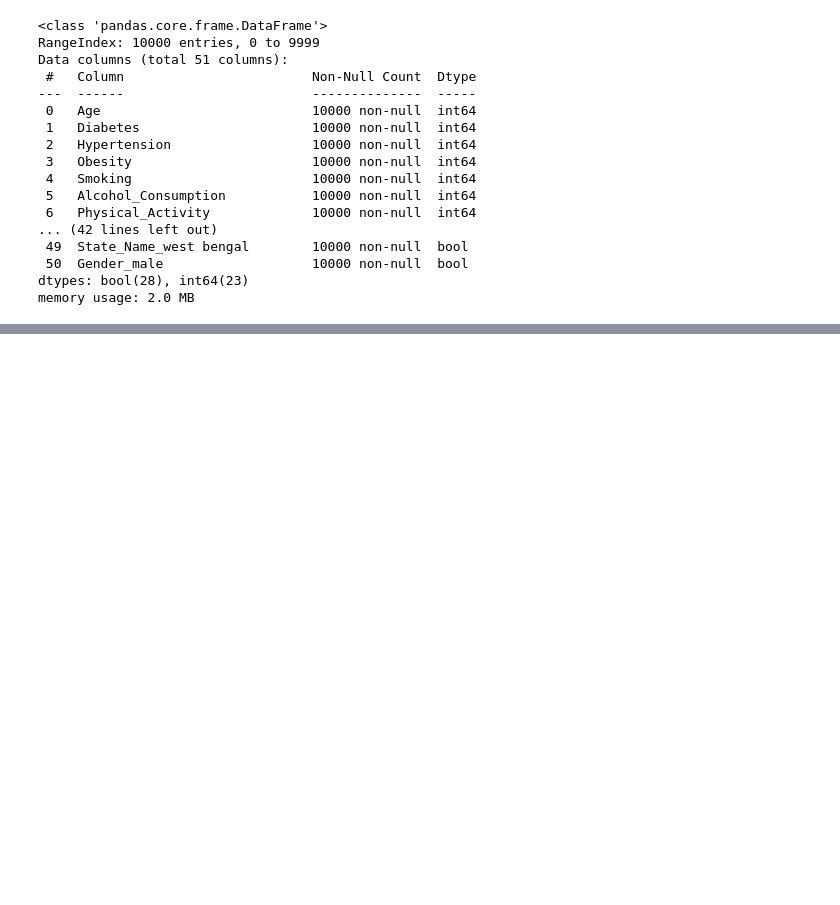
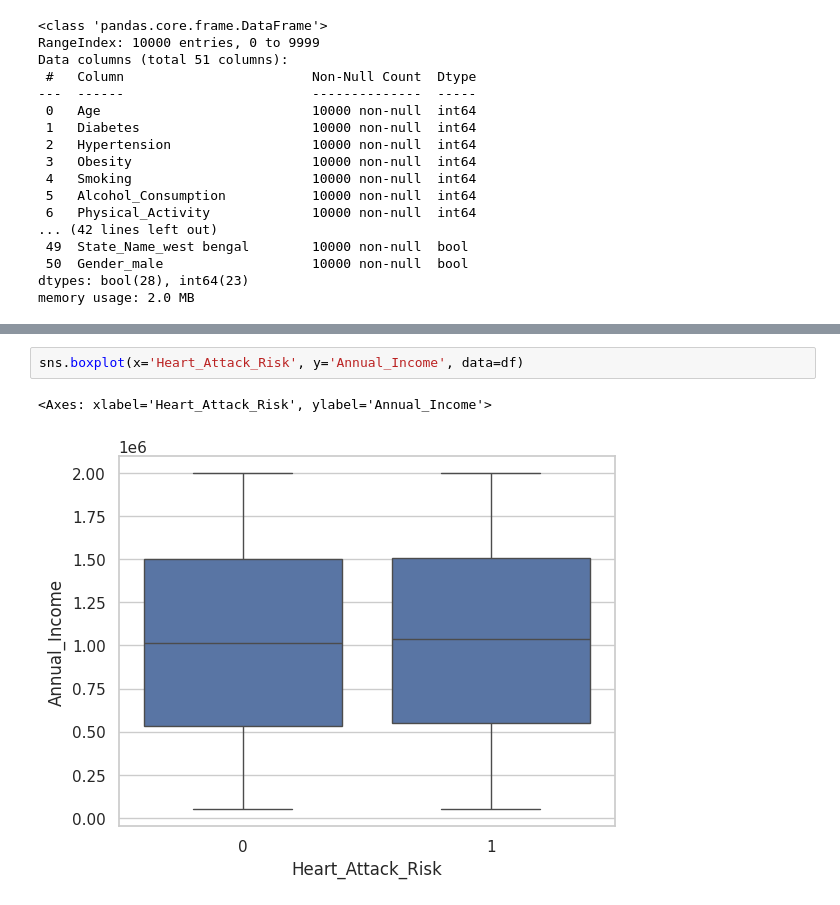
Before and after one commit to sumedh019/Cardio-Risk-Analysis, a Jupyter notebook: Cardio_Risk_Analysis.ipynb, the cells around one changed output, grey strips where cells are left out. Cells and saved outputs as stored; diff of their text form; blank space fills up the shorter version.

```diff
--- a/Cardio_Risk_Analysis.ipynb
+++ b/Cardio_Risk_Analysis.ipynb
@@ -171,0 +229,5 @@ memory usage: 2.0 MB
+# %%
+sns.boxplot(x='Heart_Attack_Risk', y='Annual_Income', data=df)
+# %% [output]
+<Axes: xlabel='Heart_Attack_Risk', ylabel='Annual_Income'>
+[figure, added]
```
Also changed, not shown: parts of 8 cells of this notebook.
